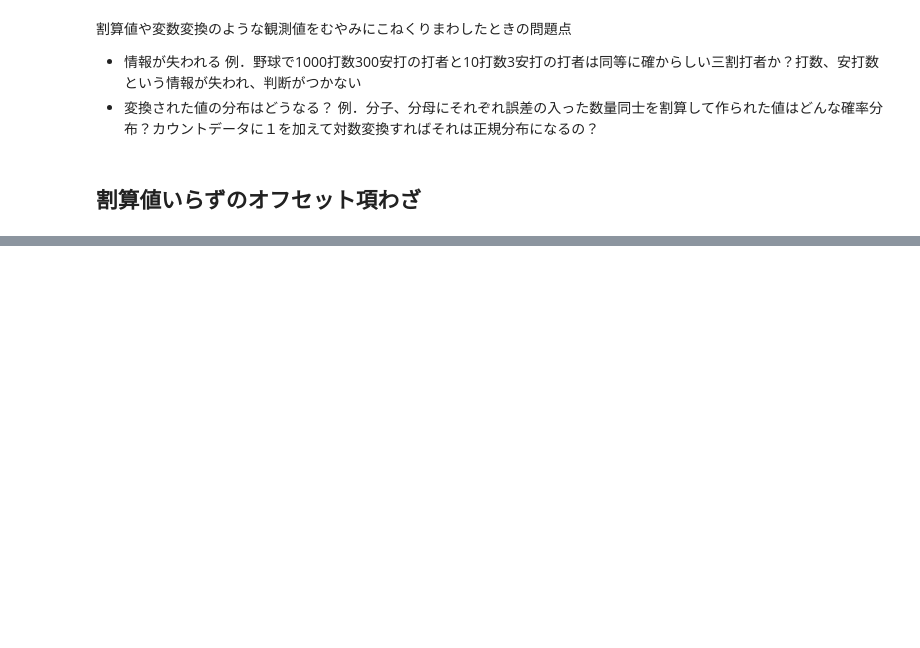
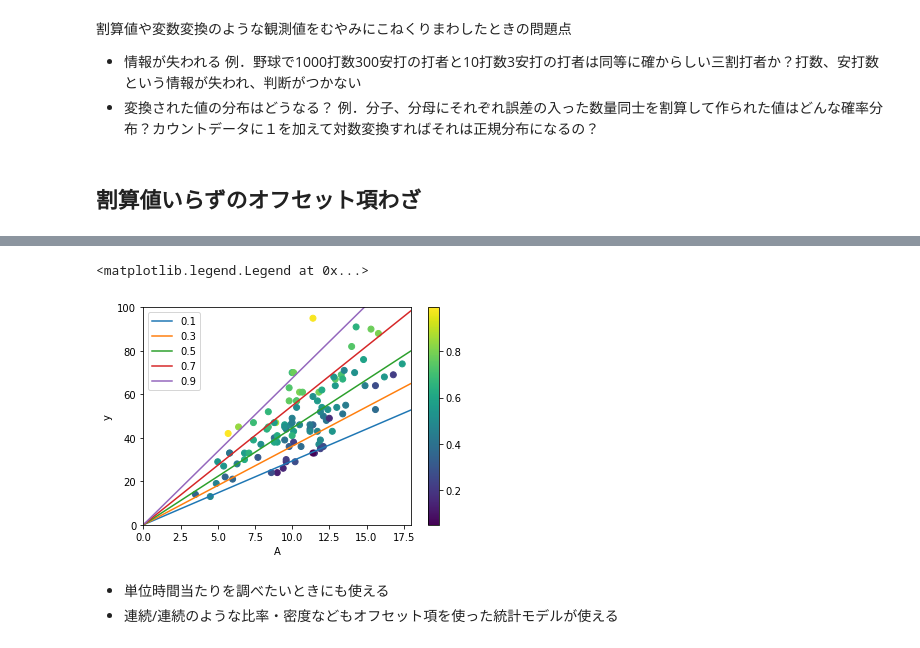
Before and after one commit to yasu199/study_statistics, a Jupyter notebook: データ統計のための統計モデリング入門/chapter_6/chapter_6.ipynb, the cells around one changed output, grey strips where cells are left out. Cells and saved outputs as stored; diff of their text form; code cells hidden in the pictures; blank space fills up the shorter version.

```diff
--- a/データ統計のための統計モデリング入門/chapter_6/chapter_6.ipynb
+++ b/データ統計のための統計モデリング入門/chapter_6/chapter_6.ipynb
@@ -370,0 +381,4 @@ $$
+# %%
+model = smf.glm('y~x',offset=np.log(plant_data.A),data=plant_data,family=sm.families.Poisson())
+result = model.fit()
+result.summary()
@@ -370,0 +409,23 @@ $$
+# %%
+df_predict = pd.DataFrame()
+df_predict["x"] = 0
+df_predict["A"] = np.arange(0.1,20,0.1)
+x_list = [0.1,0.3,0.5,0.7,0.9]
+
+plt.scatter(plant_data.A,plant_data.y,c=plant_data.x)
+plt.colorbar()
+plt.xlim(0,18)
+plt.ylim(0,100)
+plt.xlabel("A")
+plt.ylabel("y")
+for x in x_list:
+  df_predict["x"] = x
+
+  plt.plot(df_predict.A,result.predict(df_predict,offset=np.log(df_predict.A)),label=x)
+plt.legend()
+# %% [output]
+<matplotlib.legend.Legend at 0x...>
+[figure, added]
+# %% [markdown]
+- 単位時間当たりを調べたいときにも使える
+- 連続/連続のような比率・密度などもオフセット項を使った統計モデルが使える
```
Also changed, not shown: parts of 5 cells of this notebook.
